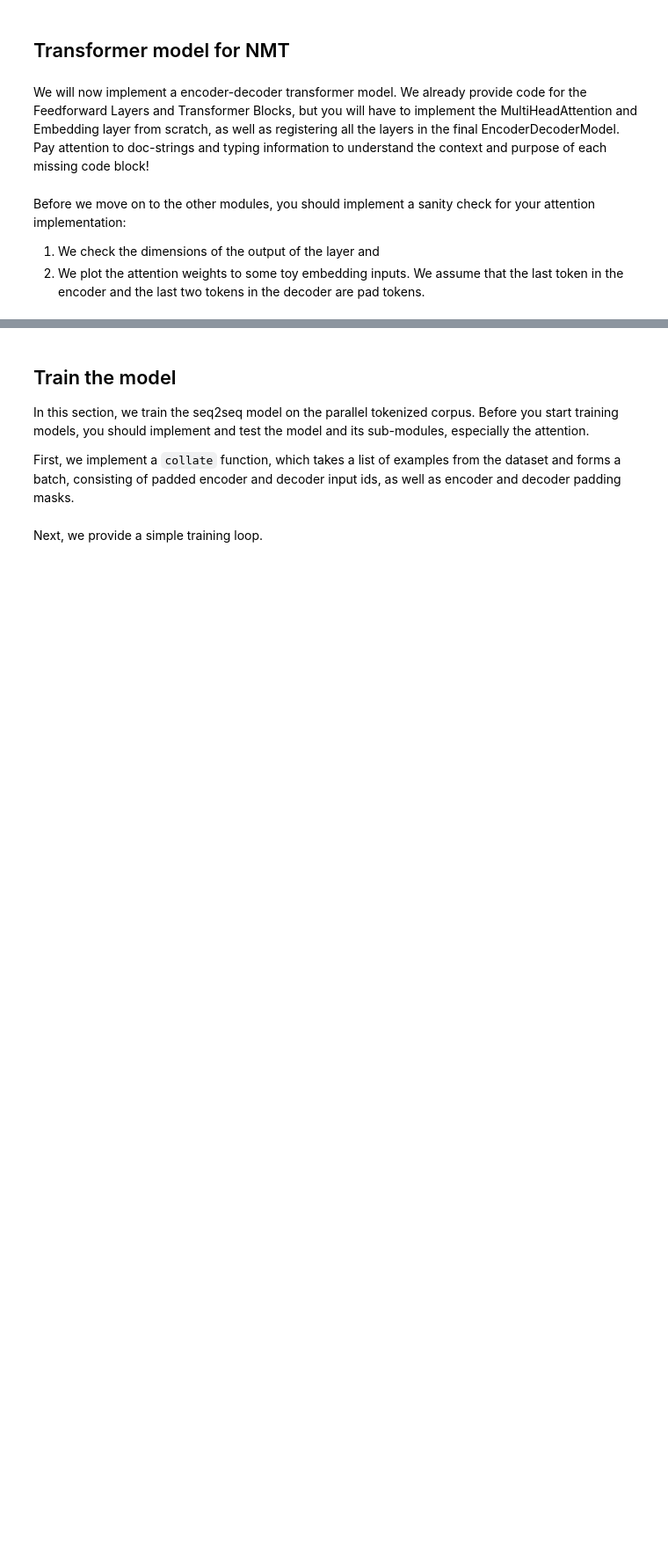
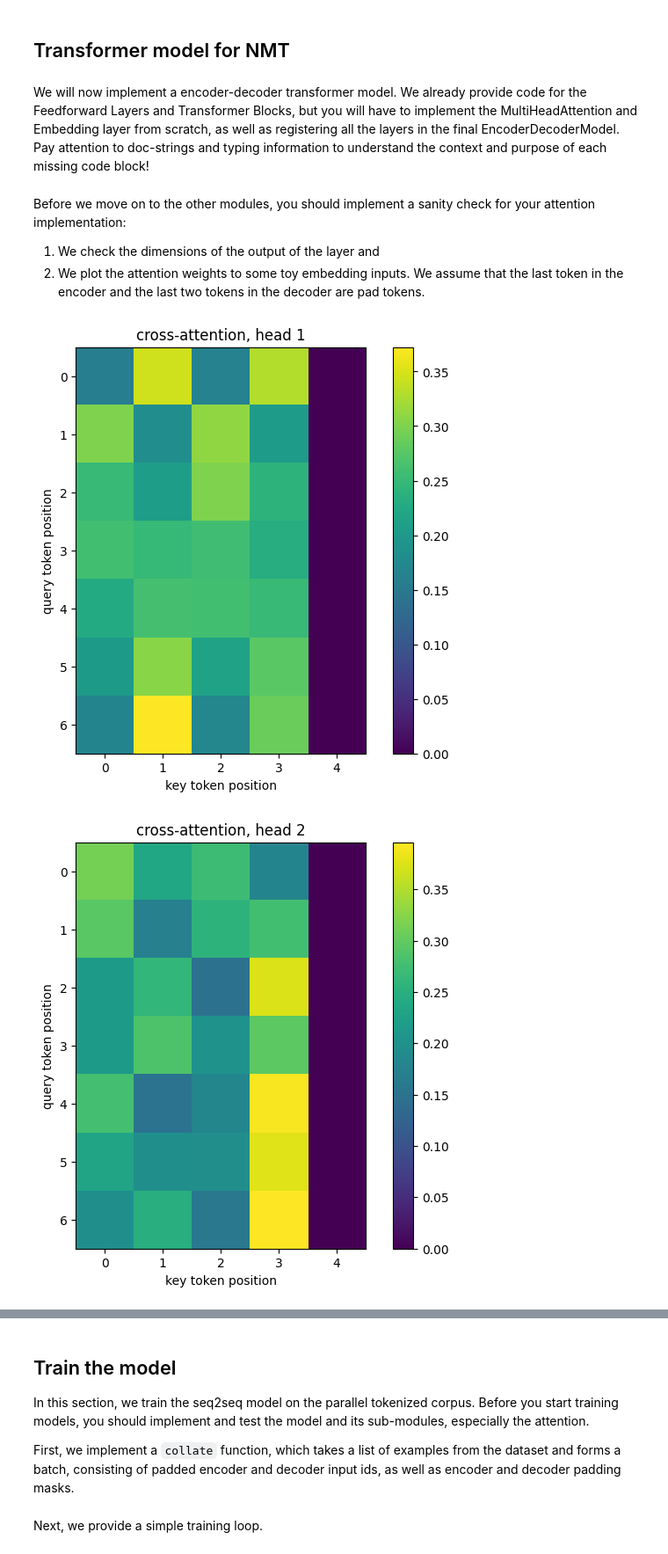
Before and after one commit to OssamaTammam/CCE456-NaturalLanguageProcessing, a Jupyter notebook: assignment_4/A4_Neural_Machine_Translation.ipynb, the cells around one changed output, grey strips where cells are left out. Shown at 88% size. Saved outputs shown, nothing was run; the diff lists cells and outputs as text; code cells hidden in the pictures; blank space fills up the shorter version.

```diff
--- a/assignment_4/A4_Neural_Machine_Translation.ipynb
+++ b/assignment_4/A4_Neural_Machine_Translation.ipynb
@@ -223,6 +332,8 @@ Before we move on to the other modules, you should implement a sanity check for
 2. We plot the attention weights to some toy embedding inputs.
 We assume that the last token in the encoder and the last two tokens in the decoder are pad tokens.
 # %%
+import matplotlib.pyplot as plt
+
 embed_dim = 8
 num_heads = 2
 batch_size = 1
@@ -250,32 +361,40 @@ assert cross_attention_out.shape == (batch_size, decoder_seq_length, embed_dim)
 assert cross_attention_weights.shape == (batch_size, num_heads, decoder_seq_length, encoder_seq_length)
 assert causal_attention_out.shape == (batch_size, decoder_seq_length, embed_dim)
 assert causal_attention_weights.shape == (batch_size, num_heads, decoder_seq_length, decoder_seq_length)
 
 # Check that the attention weights are normalized
 assert torch.isclose(cross_attention_weights.sum(dim=-1), torch.tensor(1.0)).all()
 assert torch.isclose(causal_attention_weights.sum(dim=-1), torch.tensor(1.0)).all()
 
 # Check if the attention masking works
 assert torch.isclose(cross_attention_weights[:,:,:,-1], torch.tensor(0.0)).all()
 assert torch.isclose(causal_attention_weights[:,:,:,-2:], torch.tensor(0.0)).all()
 assert torch.isclose(causal_attention_weights[:,:,2,3:], torch.tensor(0.0)).all()
 
 
 import matplotlib.pyplot as plt
 
 def plot_attention_matrix(attention_matrix, title):
     """Creates a new figure and plots the normalized attention weights as a heatmap.
 
     This should provide a colorbar for the scale of the heatmap and label the axes "query token position" and "key token position".
     Args:
         attention_matrix: A numpy array of shape (number_of_query_tokens, number_of_key_tokens)
         title: The title of the plot.
     """
     # TODO Implement this function
-
-    raise NotImplementedError("Plotting the attention weights is not implemented yet.")
+    plt.figure(figsize=(8, 6))
+    plt.imshow(attention_matrix, cmap='viridis')
+    plt.colorbar()
+    plt.title(title)
+    plt.xlabel('key token position')
+    plt.ylabel('query token position')
+    plt.show()
 
 plot_attention_matrix(cross_attention_weights[0,0].detach().numpy(), "cross-attention, head 1")
 plot_attention_matrix(cross_attention_weights[0,1].detach().numpy(), "cross-attention, head 2")
 plot_attention_matrix(causal_attention_weights[0,0].detach().numpy(), "causal self-attention, head 1")
 plot_attention_matrix(causal_attention_weights[0,1].detach().numpy(), "causal self-attention, head 2")
+# %% [output]
+[figure, added]
+[figure, added]
```
Also changed, not shown: parts of 14 cells of this notebook.
